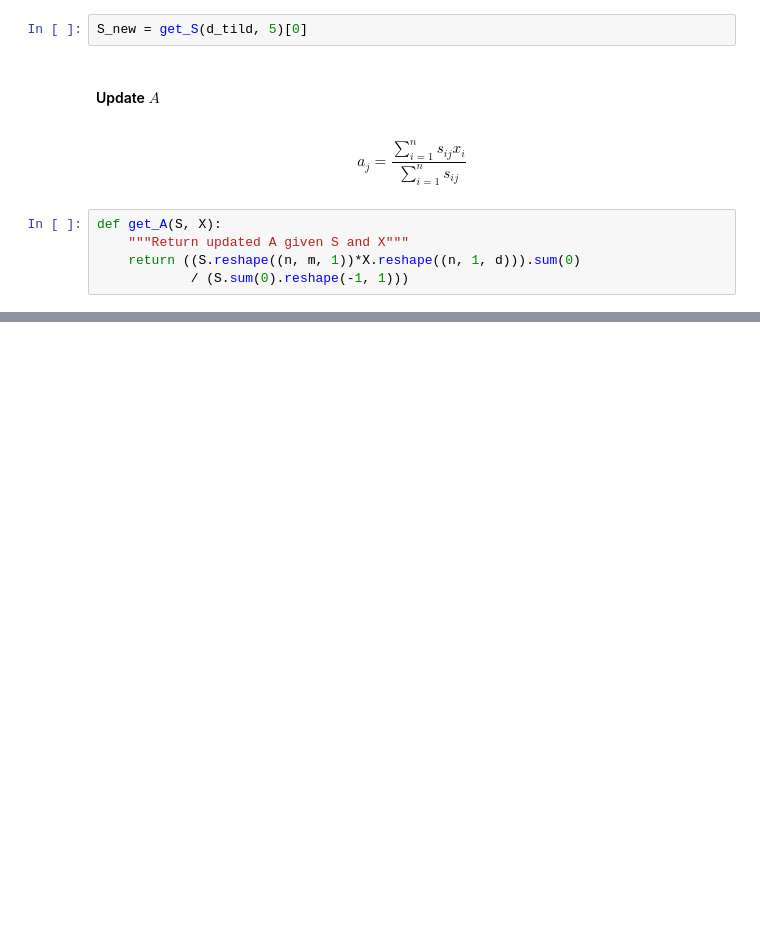
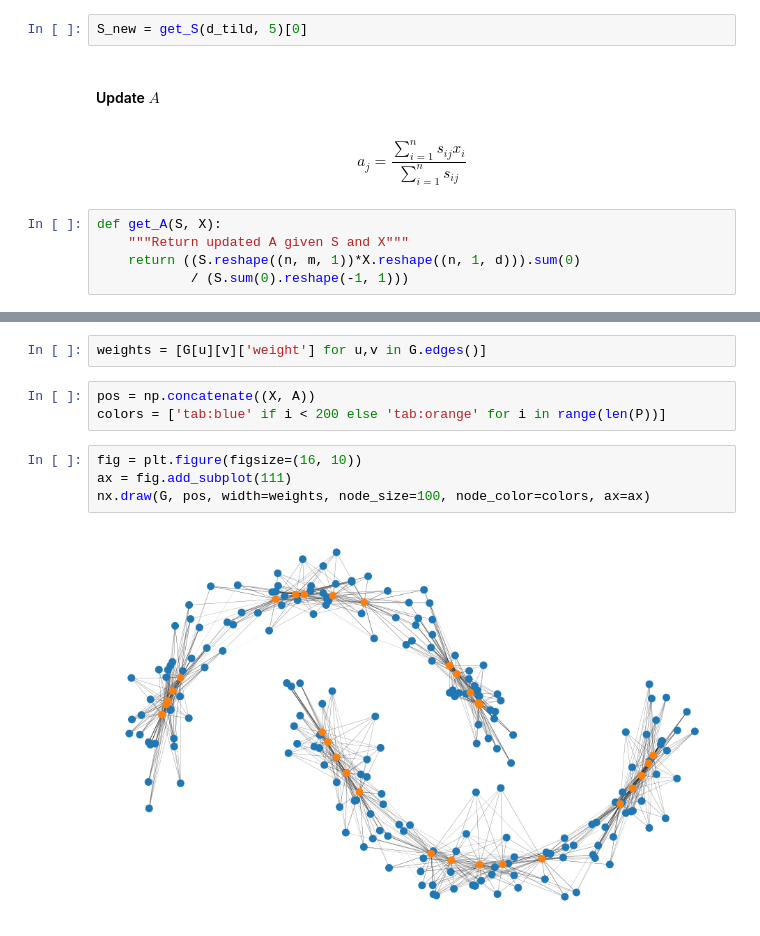
Before and after one commit to leolorenzoii/kmm, a Jupyter notebook: k-multiple-means.ipynb, the cells around one changed output, grey strips where cells are left out. Drawn from its saved outputs; the diff is of its cells as text; blank space fills up the shorter version.

```diff
--- a/k-multiple-means.ipynb
+++ b/k-multiple-means.ipynb
@@ -248,0 +339,11 @@ array([[ 0.02976544,  0.98204998],
+# %%
+weights = [G[u][v]['weight'] for u,v in G.edges()]
+# %%
+pos = np.concatenate((X, A))
+colors = ['tab:blue' if i < 200 else 'tab:orange' for i in range(len(P))]
+# %%
+fig = plt.figure(figsize=(16, 10))
+ax = fig.add_subplot(111)
+nx.draw(G, pos, width=weights, node_size=100, node_color=colors, ax=ax)
+# %% [output]
+[figure, added]
```
Also changed, not shown: parts of 24 cells of this notebook.
